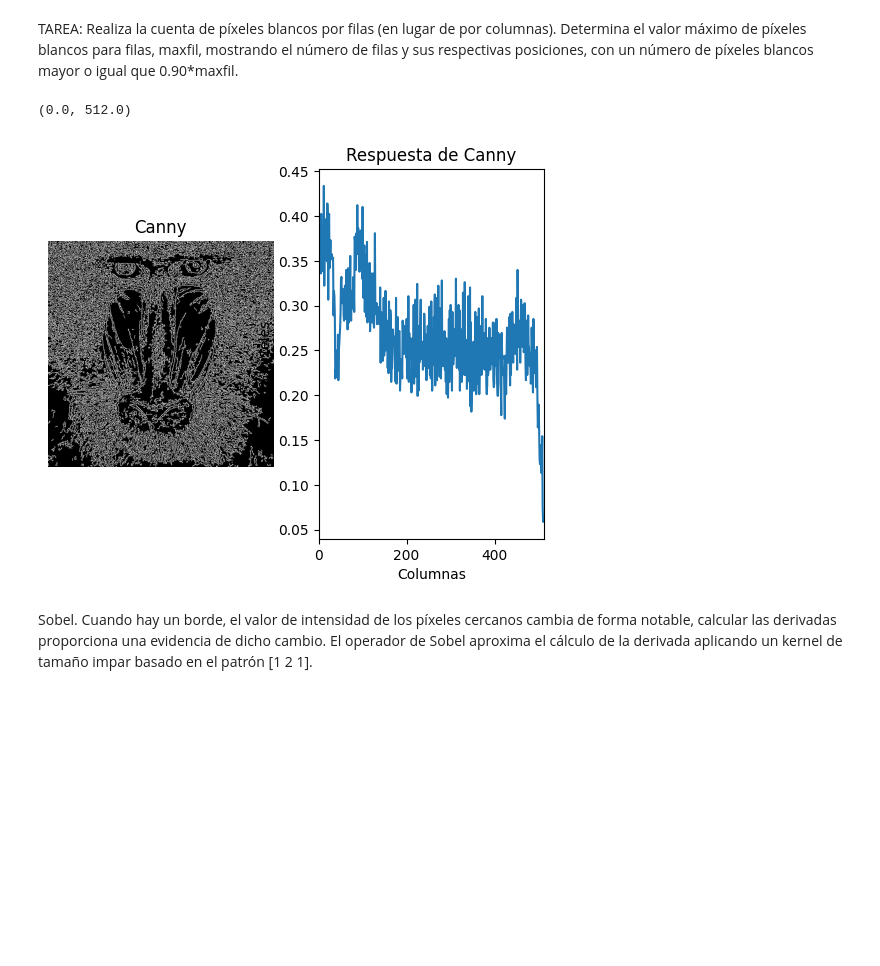
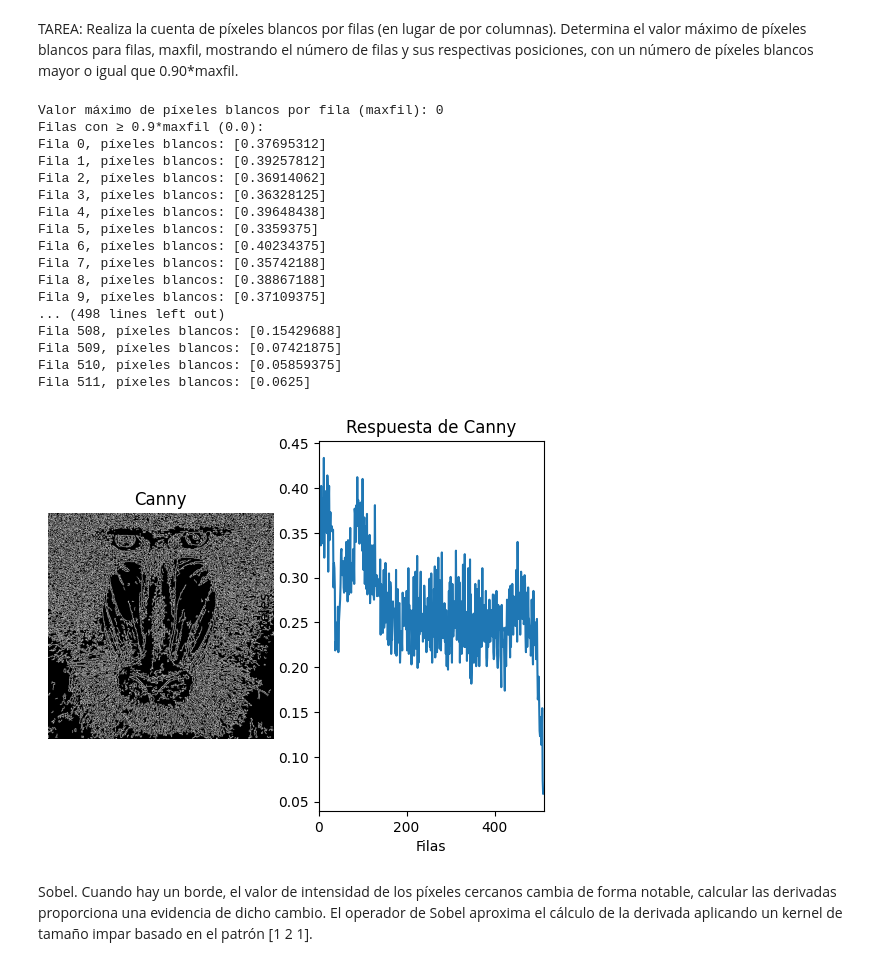
Before and after one commit to lumusa2design/Computer-Visualization, a Jupyter notebook: P2/VC_P2.ipynb, the cells around one changed output. Cells and saved outputs as stored; diff of their text form; code cells hidden in the pictures; blank space fills up the shorter version.

```diff
--- a/P2/VC_P2.ipynb
+++ b/P2/VC_P2.ipynb
@@ -14,36 +14,62 @@ TAREA: Realiza la cuenta de píxeles blancos por filas (en lugar de por columnas
 # %%
 img = cv2.imread('mandril.jpg')
 
 canny = cv2.Canny(img, 100, 200)
-#El contenido de la imagen resultado de Canny, son valores 0 o 255, lo compruebas al descomentar
-#print(canny)
+
 #Cuenta el número de píxeles blancos (255) por columna
 #Suma los valores de los pixeles por columna
-col_counts = cv2.reduce(canny, 0, cv2.REDUCE_SUM, dtype=cv2.CV_32SC1)
 row_counts = cv2.reduce(canny, 1, cv2.REDUCE_SUM, dtype=cv2.CV_32SC1)
 
-#Normaliza en base al número de filas, primer valor devuelto por shape, y al valor máximo del píxel (255)
+#Normaliza en base al número de columnas, primer valor devuelto por shape, y al valor máximo del píxel (255)
 #El resultado será el número de píxeles blancos por columna
-rows = col_counts[:,] / (255 * canny.shape[0])
-cols = row_counts[:,] / (255 * canny.shape[1])
+rows = row_counts[:,] / (255 * canny.shape[0])
+
+# Calcula máximo
+maxfil = int(np.max(rows))
+
+# Filas que cumplen >= 0.9*maxfil
+umbral = 0.9 * maxfil
+
+print(f"Valor máximo de píxeles blancos por fila (maxfil): {maxfil}")
+print(f"Filas con ≥ 0.9*maxfil ({umbral}):")
+for i in range(len(rows)):
+    if rows[i] >= umbral:
+        print(f"Fila {i}, píxeles blancos: {rows[i]}")
 
 #Muestra dicha cuenta gráficamente
 plt.figure()
 plt.subplot(1, 2, 1)
 plt.axis("off")
 plt.title("Canny")
 plt.imshow(canny, cmap='gray')
 
 plt.subplot(1, 2, 2)
 plt.title("Respuesta de Canny")
-plt.xlabel("Columnas")
+plt.xlabel("Filas")
 plt.ylabel("% píxeles")
-plt.plot(cols)
-#Rango en x definido por las columnas
+plt.plot(rows)
+#Rango en x definido por las filas
 plt.xlim([0, canny.shape[0]])
+plt.show()
 # %% [output]
-(0.0, 512.0)
+Valor máximo de píxeles blancos por fila (maxfil): 0
+Filas con ≥ 0.9*maxfil (0.0):
+Fila 0, píxeles blancos: [0.37695312]
+Fila 1, píxeles blancos: [0.39257812]
+Fila 2, píxeles blancos: [0.36914062]
+Fila 3, píxeles blancos: [0.36328125]
+Fila 4, píxeles blancos: [0.39648438]
+Fila 5, píxeles blancos: [0.3359375]
+Fila 6, píxeles blancos: [0.40234375]
+Fila 7, píxeles blancos: [0.35742188]
+Fila 8, píxeles blancos: [0.38867188]
+Fila 9, píxeles blancos: [0.37109375]
+... (498 lines left out)
+Fila 508, píxeles blancos: [0.15429688]
+Fila 509, píxeles blancos: [0.07421875]
+Fila 510, píxeles blancos: [0.05859375]
+Fila 511, píxeles blancos: [0.0625]
-[figure, old version]
+[figure, new version]
 # %% [markdown]
 Sobel. Cuando hay un borde, el valor de intensidad de los píxeles cercanos cambia de forma notable, calcular las derivadas proporciona una evidencia de dicho cambio. El operador de Sobel aproxima el cálculo de la derivada aplicando un kernel de tamaño impar basado en el patrón [1 2 1].
 # %%
```
Also changed, not shown: parts of 4 cells of this notebook.
